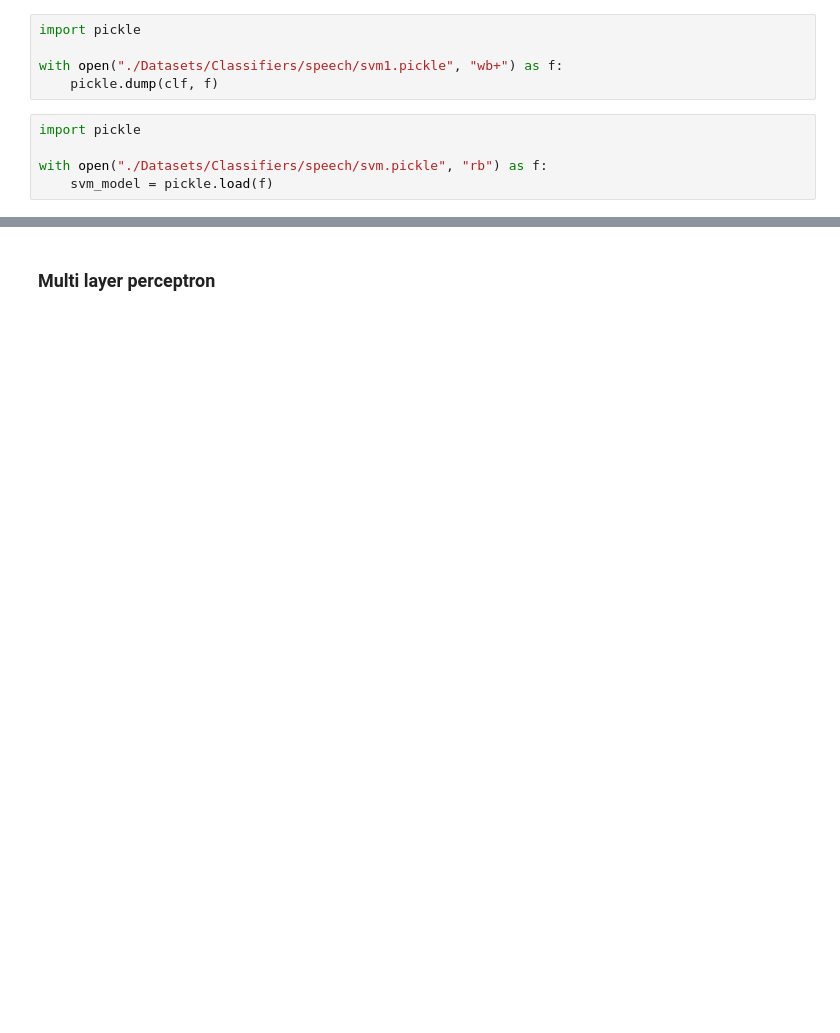
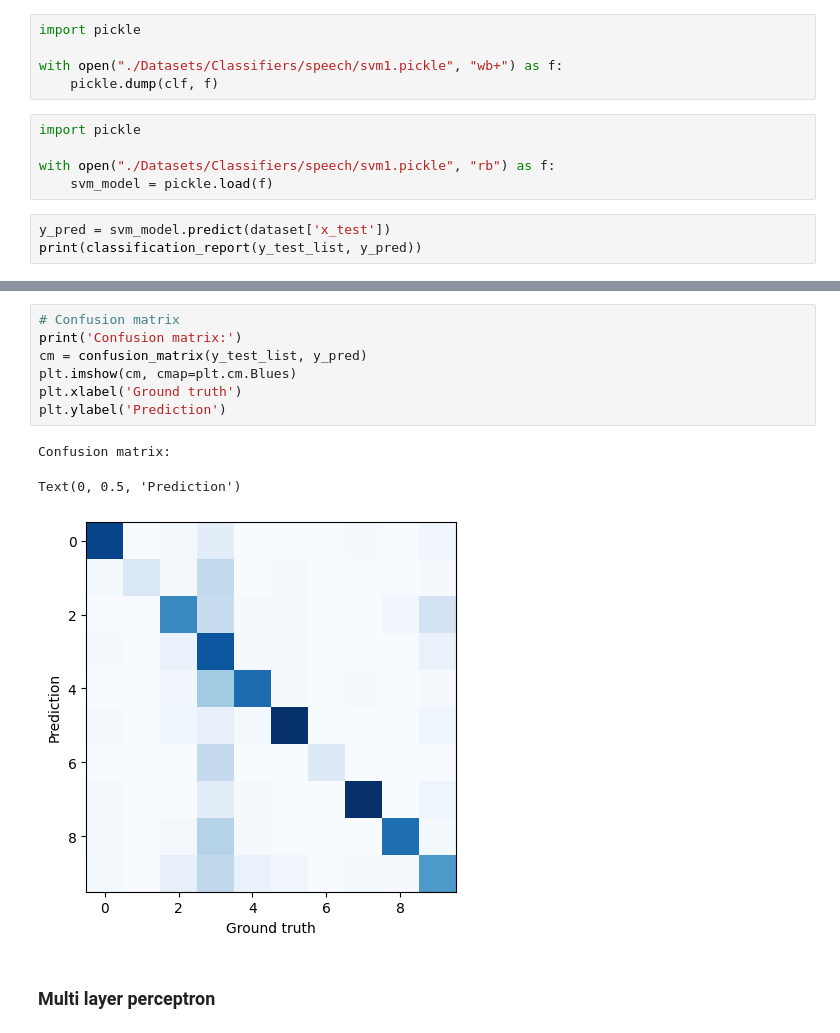
Before and after one commit to Blowdire/DSIM_Project, a Jupyter notebook: UrbanSoundClassification.ipynb, the cells around one changed output, grey strips where cells are left out. Drawn from its saved outputs; the diff is of its cells as text; blank space fills up the shorter version.

```diff
--- a/UrbanSoundClassification.ipynb
+++ b/UrbanSoundClassification.ipynb
@@ -245,5 +218,8 @@ with open("./Datasets/Classifiers/speech/svm1.pickle", "wb+") as f:
 # %%
 import pickle
 
-with open("./Datasets/Classifiers/speech/svm.pickle", "rb") as f:
+with open("./Datasets/Classifiers/speech/svm1.pickle", "rb") as f:
     svm_model = pickle.load(f)
+# %%
+y_pred = svm_model.predict(dataset['x_test'])
+print(classification_report(y_test_list, y_pred))
@@ -250,2 +243,13 @@ with open("./Datasets/Classifiers/speech/svm.pickle", "rb") as f:
+# %%
+# Confusion matrix
+print('Confusion matrix:')
+cm = confusion_matrix(y_test_list, y_pred)
+plt.imshow(cm, cmap=plt.cm.Blues)
+plt.xlabel('Ground truth')
+plt.ylabel('Prediction')
+# %% [output]
+Confusion matrix:
+Text(0, 0.5, 'Prediction')
+[figure, added]
 # %% [markdown]
 ### Multi layer perceptron
```
Also changed, not shown: parts of 25 cells of this notebook, 8 other files.
